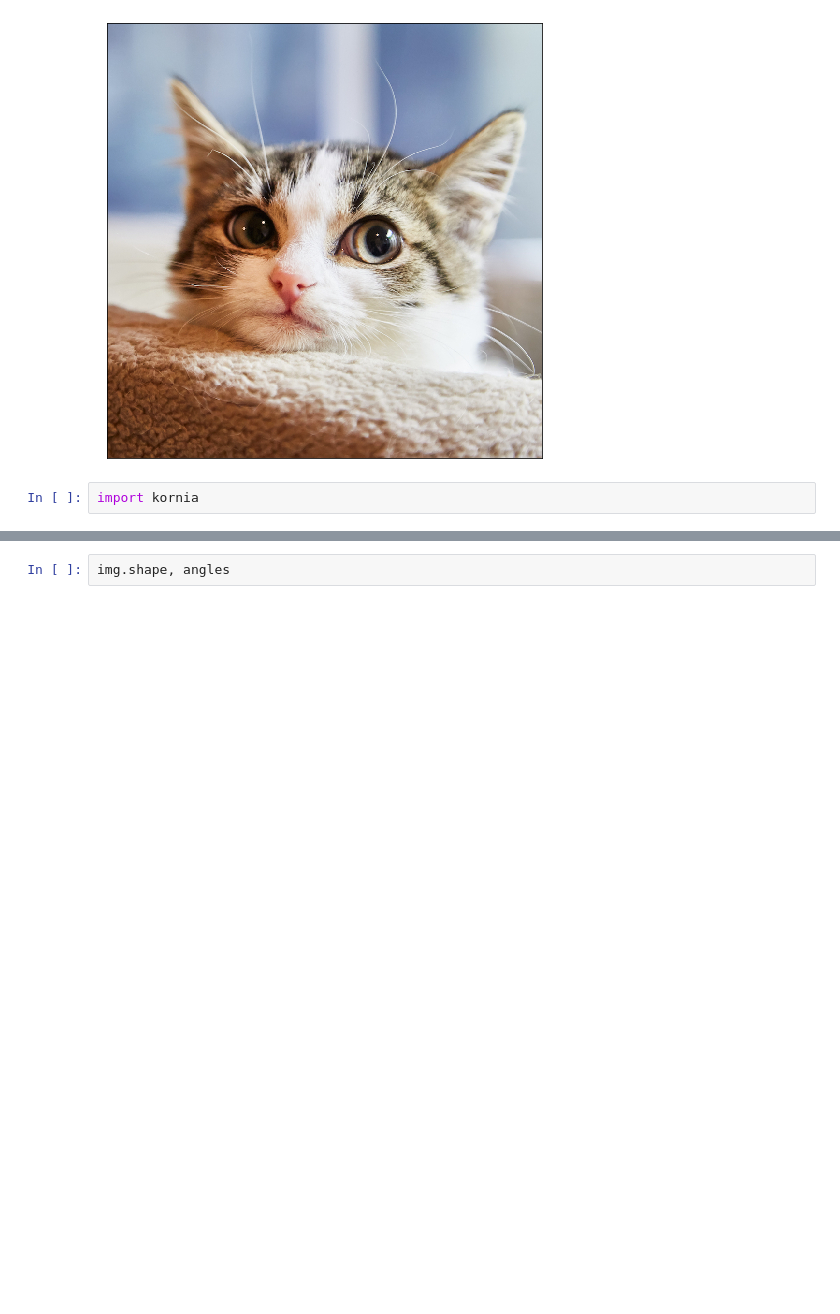
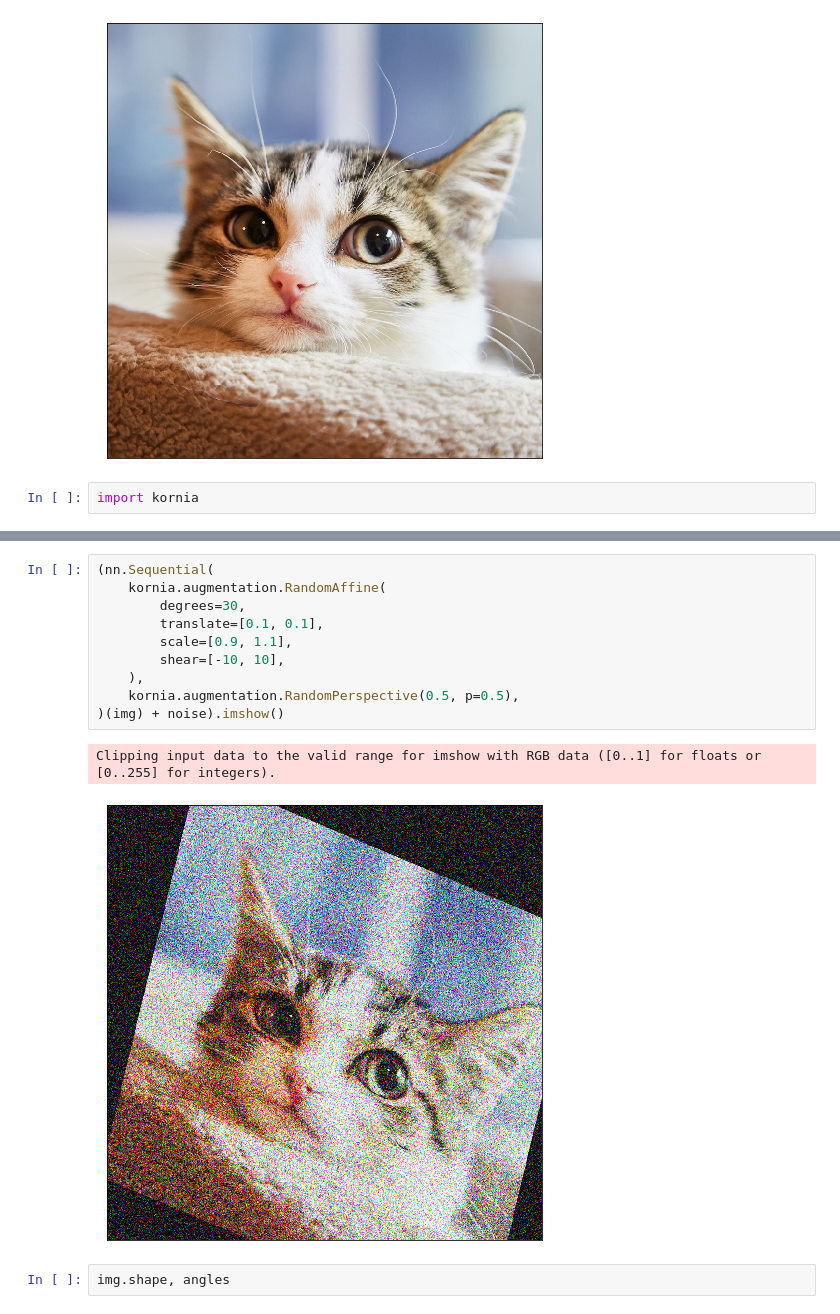
Before and after one commit to ichko/inverted-auto-encoder, a Jupyter notebook: notebooks/kornia.ipynb, the cells around one changed output, grey strips where cells are left out. Saved outputs shown, nothing was run; the diff lists cells and outputs as text; blank space fills up the shorter version.

Commit message:
Kornia notenook

```diff
--- a/notebooks/kornia.ipynb
+++ b/notebooks/kornia.ipynb
@@ -47,3 +46,16 @@ Clipping input data to the valid range for imshow with RGB data ([0..1] for floa
+# %%
+(nn.Sequential(
+    kornia.augmentation.RandomAffine(
+        degrees=30,
+        translate=[0.1, 0.1],
+        scale=[0.9, 1.1],
+        shear=[-10, 10],
+    ),
+    kornia.augmentation.RandomPerspective(0.5, p=0.5),
+)(img) + noise).imshow()
+# %% [output]
+Clipping input data to the valid range for imshow with RGB data ([0..1] for floats or [0..255] for integers).
+[figure, added]
 # %%
 img.shape, angles
 # %% [output]
```
Also changed, not shown: parts of 4 cells of this notebook.
